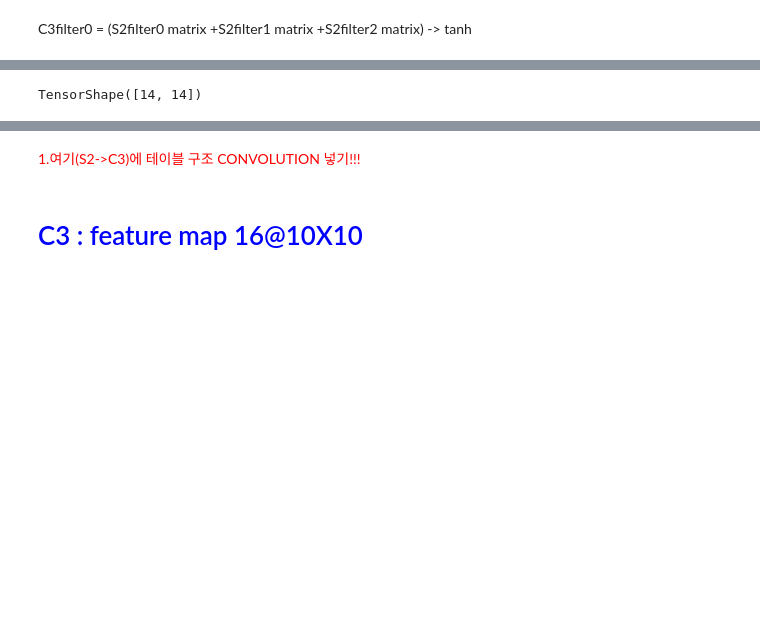
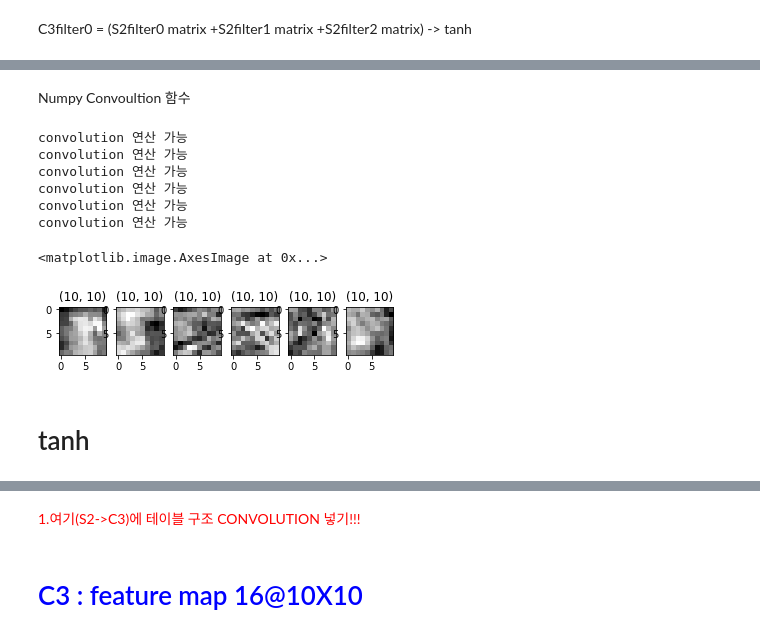
Before and after one commit to engineerjkk/DeepLearning_from_Scratch, a Jupyter notebook: Final_LeNet.ipynb, the cells around one changed output, grey strips where cells are left out. Saved outputs shown, nothing was run; the diff lists cells and outputs as text; code cells hidden in the pictures; blank space fills up the shorter version.

```diff
--- a/Final_LeNet.ipynb
+++ b/Final_LeNet.ipynb
@@ -323,4 +285,0 @@ array([[-1.09723888e-01, -8.29595625e-02, -1.00100875e-01,
-# %%
-output[0, :, :, 0].shape
-# %% [output]
-TensorShape([14, 14])
@@ -328,0 +286,2 @@ S2filter0 = cv2.filter2D(output[0, :, :, 0].numpy(), -1, weight[0][:,:,0,0])
+# %% [markdown]
+Numpy Convoultion 함수
@@ -328,0 +309,49 @@ S2filter0 = cv2.filter2D(output[0, :, :, 0].numpy(), -1, weight[0][:,:,0,0])
+# %%
+S2filter0=convolution(output[0, :, :, 0].numpy(),weight[0][:,:,0,0],s=1) #0번필터
+S2filter1=convolution(output[0, :, :, 1].numpy(),weight[0][:,:,0,1],s=1) #1번필터
+S2filter2=convolution(output[0, :, :, 2].numpy(),weight[0][:,:,0,2],s=1) #2번필터
+S2filter3=convolution(output[0, :, :, 3].numpy(),weight[0][:,:,0,3],s=1) #3번필터
+S2filter4=convolution(output[0, :, :, 4].numpy(),weight[0][:,:,0,4],s=1) #4번필터
+S2filter5=convolution(output[0, :, :, 5].numpy(),weight[0][:,:,0,5],s=1) #5번필터
+# %% [output]
+convolution 연산 가능
+convolution 연산 가능
+convolution 연산 가능
+convolution 연산 가능
+convolution 연산 가능
+convolution 연산 가능
+# %%
+#plt.figure(figsize=(15, 5))
+plt.subplot(1,6,1)
+plt.title(S2filter0.shape)
+plt.imshow(S2filter0, 'gray')
+
+#plt.figure(figsize=(15, 5))
+plt.subplot(1,6,2)
+plt.title(S2filter0.shape)
+plt.imshow(S2filter1, 'gray')
+
+#plt.figure(figsize=(15, 5))
+plt.subplot(1,6,3)
+plt.title(S2filter0.shape)
+plt.imshow(S2filter2, 'gray')
+
+#plt.figure(figsize=(15, 5))
+plt.subplot(1,6,4)
+plt.title(S2filter0.shape)
+plt.imshow(S2filter3, 'gray')
+
+#plt.figure(figsize=(15, 5))
+plt.subplot(1,6,5)
+plt.title(S2filter0.shape)
+plt.imshow(S2filter4, 'gray')
+
+#plt.figure(figsize=(15, 5))
+plt.subplot(1,6,6)
+plt.title(S2filter0.shape)
+plt.imshow(S2filter5, 'gray')
+# %% [output]
+<matplotlib.image.AxesImage at 0x...>
+[figure, added]
+# %% [markdown]
+# tanh
```
Also changed, not shown: parts of 42 cells of this notebook.
